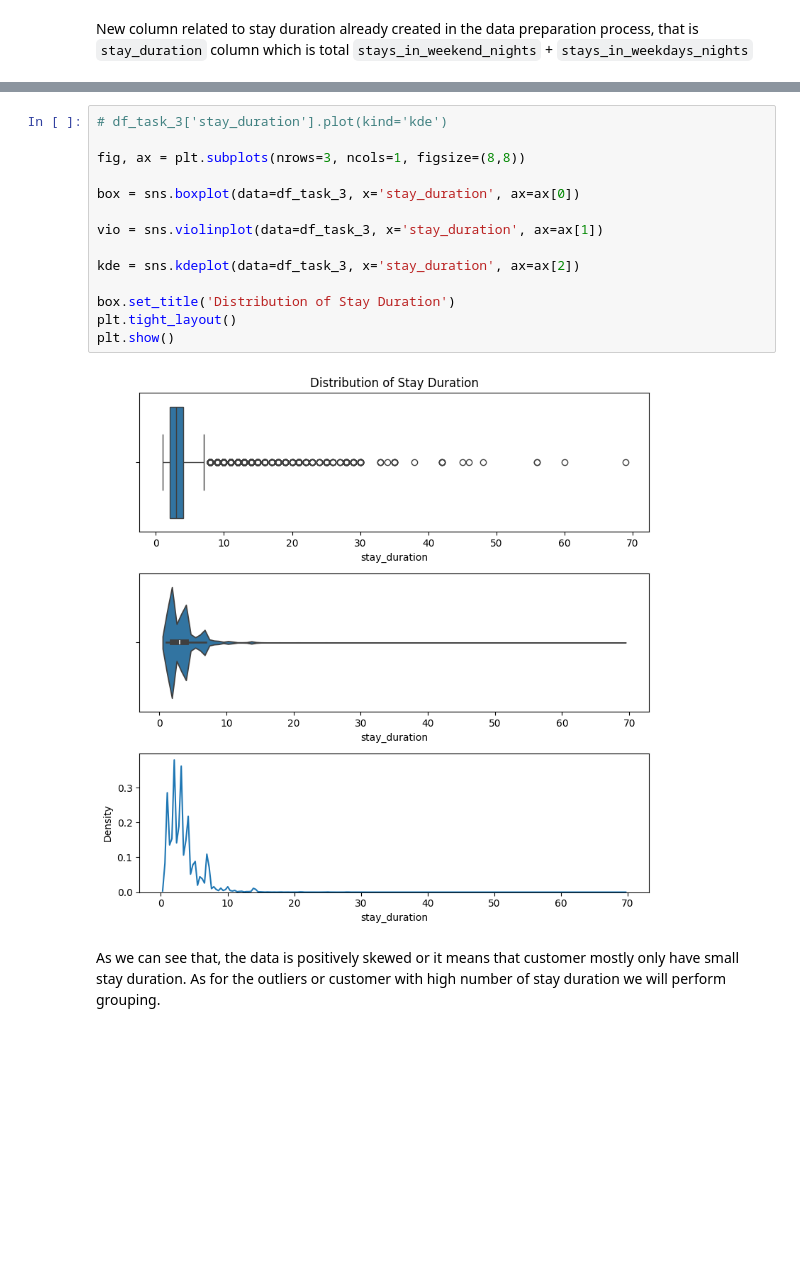
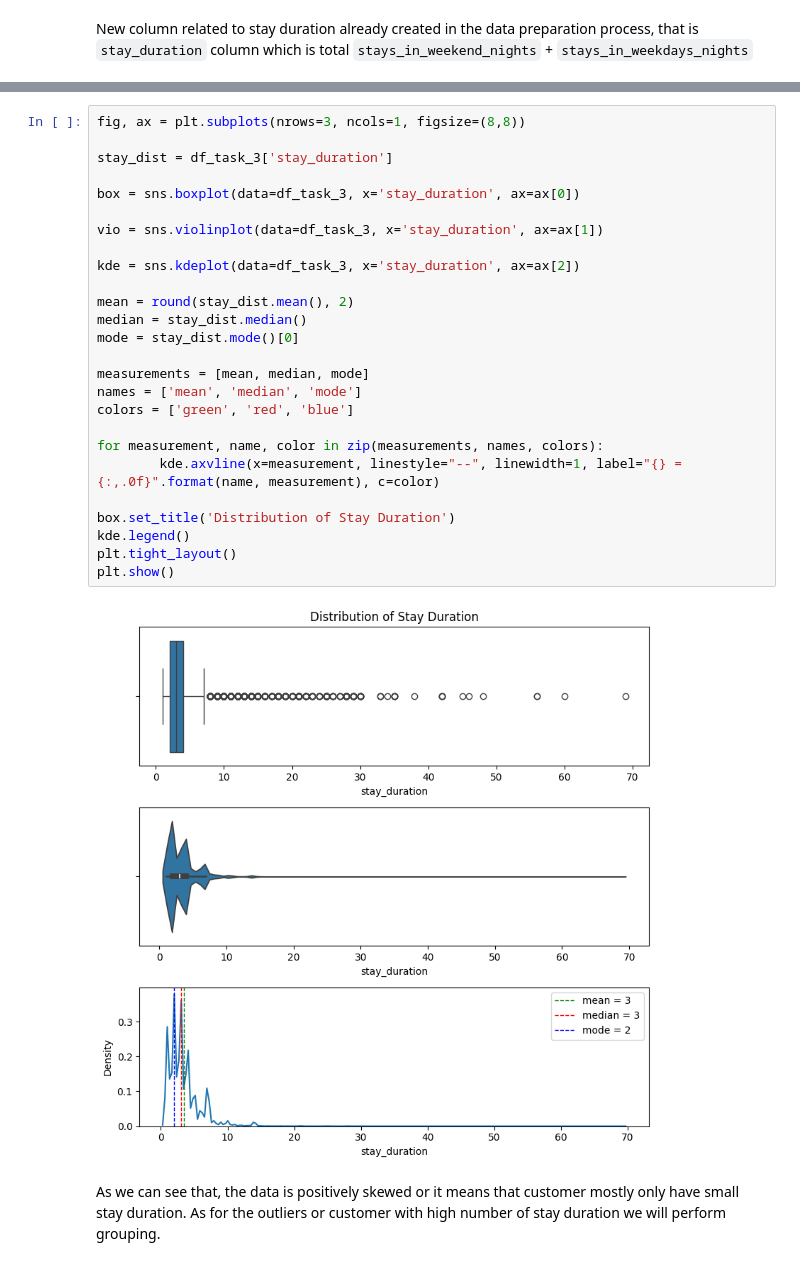
Before and after one commit to mcikalmerdeka/Investigate-Hotel-Business-Using-Data-Visualization, a Jupyter notebook: Investigate Hotel Business Using Data Visualization Code.ipynb, the cells around one changed output, grey strips where cells are left out. Cells and saved outputs as stored; diff of their text form; blank space fills up the shorter version.

Commit message:
Finished everything for Mini Project 2
There could be potentials for further improvements, especially in visualization code

```diff
--- a/Investigate Hotel Business Using Data Visualization Code.ipynb
+++ b/Investigate Hotel Business Using Data Visualization Code.ipynb
@@ -754,19 +754,31 @@ df_task_3.sample(5)
 # %%
-# df_task_3['stay_duration'].plot(kind='kde')
+fig, ax = plt.subplots(nrows=3, ncols=1, figsize=(8,8))
 
-fig, ax = plt.subplots(nrows=3, ncols=1, figsize=(8,8))
+stay_dist = df_task_3['stay_duration']
 
 box = sns.boxplot(data=df_task_3, x='stay_duration', ax=ax[0])
 
 vio = sns.violinplot(data=df_task_3, x='stay_duration', ax=ax[1])
 
 kde = sns.kdeplot(data=df_task_3, x='stay_duration', ax=ax[2])
 
+mean = round(stay_dist.mean(), 2)
+median = stay_dist.median()
+mode = stay_dist.mode()[0]
+
+measurements = [mean, median, mode]
+names = ['mean', 'median', 'mode']
+colors = ['green', 'red', 'blue']
+
+for measurement, name, color in zip(measurements, names, colors):
+        kde.axvline(x=measurement, linestyle="--", linewidth=1, label="{} = {:,.0f}".format(name, measurement), c=color)
+
 box.set_title('Distribution of Stay Duration')
+kde.legend()
 plt.tight_layout()
 plt.show()
 # %% [output]
-[figure, old version]
+[figure, new version]
 # %% [markdown]
 As we can see that, the data is positively skewed or it means that customer mostly only have small stay duration. As for the outliers or customer with high number of stay duration we will perform grouping.
 # %%
```
Also changed, not shown: parts of 22 cells of this notebook, 4 other files.
